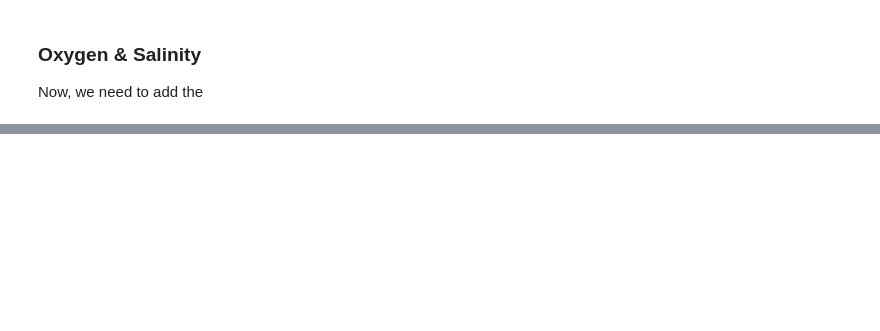
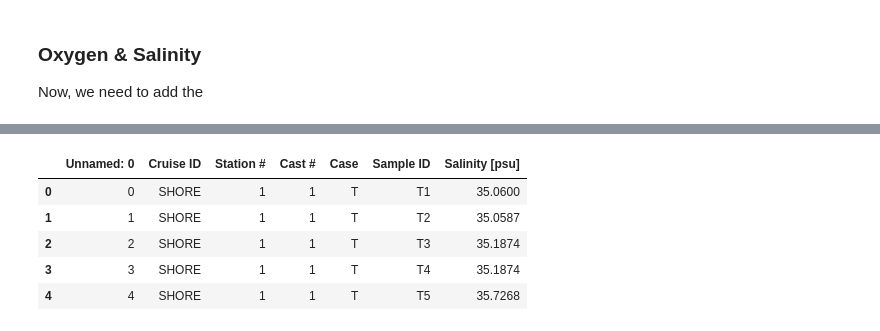
Before and after one commit to cooleyky/QAQC_Sandbox, a Jupyter notebook: Ship_data/btl_file_processing.ipynb, the cells around one changed output, grey strips where cells are left out. Saved outputs shown, nothing was run; the diff lists cells and outputs as text; code cells hidden in the pictures; blank space fills up the shorter version.

```diff
--- a/Ship_data/btl_file_processing.ipynb
+++ b/Ship_data/btl_file_processing.ipynb
@@ -284,0 +353,9 @@ os.listdir(basepath+array+cruise)
+# %%
+sal.head()
+# %% [output]
+|  | Unnamed: 0 | Cruise ID | Station # | Cast # | Case | Sample ID | Salinity [psu] |
+| 0 | 0 | SHORE | 1 | 1 | T | T1 | 35.0600 |
+| 1 | 1 | SHORE | 1 | 1 | T | T2 | 35.0587 |
+| 2 | 2 | SHORE | 1 | 1 | T | T3 | 35.1874 |
+| 3 | 3 | SHORE | 1 | 1 | T | T4 | 35.1874 |
+| 4 | 4 | SHORE | 1 | 1 | T | T5 | 35.7268 |
```
Also changed, not shown: parts of 70 cells of this notebook.
